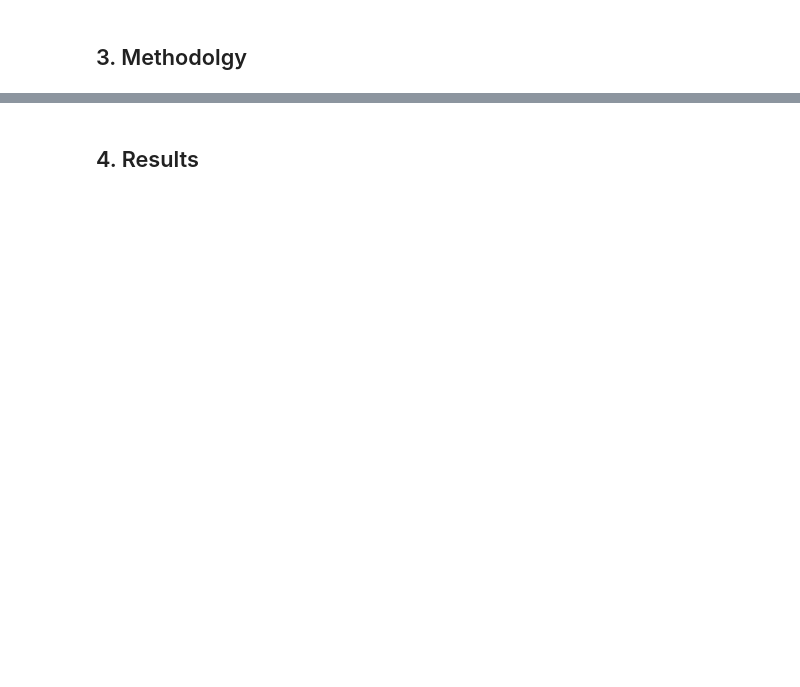
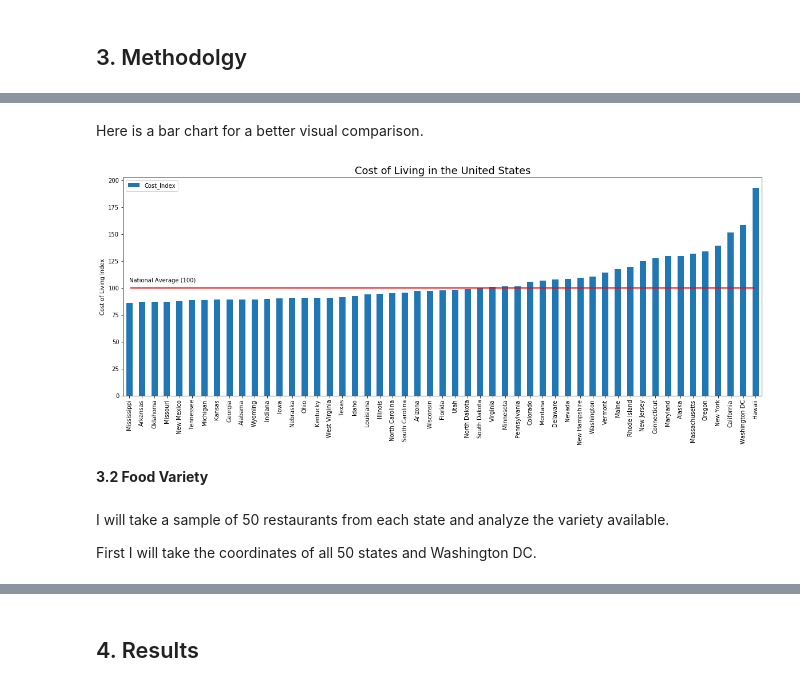
Before and after one commit to Richjero/Coursera_Capstone-1, a Jupyter notebook: Capstone Project: Battle of the Neighborhoods.ipynb, the cells around one changed output, grey strips where cells are left out. Cells and saved outputs as stored; diff of their text form; code cells hidden in the pictures; blank space fills up the shorter version.

```diff
--- a/Capstone Project: Battle of the Neighborhoods.ipynb
+++ b/Capstone Project: Battle of the Neighborhoods.ipynb
@@ -44,0 +114,6 @@ This data contains the number of (known) serial killer victims in each state.  I
+# %%
+cost = pd.read_csv('https://raw.githubusercontent.com/joannlin87/Coursera_Capstone/master/Cost-of-Living.csv')
+cost = cost.rename({'costIndex':'Cost_Index'}, axis=1)
+cost = cost.drop(columns='costRank')
+#cost = cost.set_index('State')
+cost
@@ -44,0 +138,2 @@ This data contains the number of (known) serial killer victims in each state.  I
+# %% [markdown]
+Here is a bar chart for a better visual comparison.
@@ -44,0 +143,32 @@ This data contains the number of (known) serial killer victims in each state.  I
+# %%
+cost.plot(kind='bar',figsize=(20,7))
+plt.xticks(cost.index,cost["State"].values)
+plt.title('Cost of Living in the United States',fontsize=18)
+plt.xlabel('')
+plt.ylabel('Cost of Living Index')
+
+# Annotate arrow
+plt.annotate('',                      # s: str. will leave it blank for no text
+             xy=(50, 100),             # place head of the arrow at point (year 2012 , pop 70)
+             xytext=(0, 100),         # place base of the arrow at point (year 2008 , pop 20)
+             xycoords='data',         # will use the coordinate system of the object being annotated
+             arrowprops=dict(arrowstyle='-', connectionstyle='arc3', color='red', lw=2)
+            )
+
+# Annotate Text
+plt.annotate('National Average (100)', # text to display
+             xy=(0, 104),                    # start the text at at point (year 2008 , pop 30)
+             rotation=0,                  # based on trial and error to match the arrow
+             va='bottom',                    # want the text to be vertically 'bottom' aligned
+             ha='left',                      # want the text to be horizontally 'left' algned.
+            )
+
+plt.show()
+# %% [output]
+[figure, added]
+# %% [markdown]
+__3.2 Food Variety__
+# %% [markdown]
+I will take a sample of 50 restaurants from each state and analyze the variety available.
+
+First I will take the coordinates of all 50 states and Washington DC.
```
Also changed, not shown: parts of 76 cells of this notebook.
